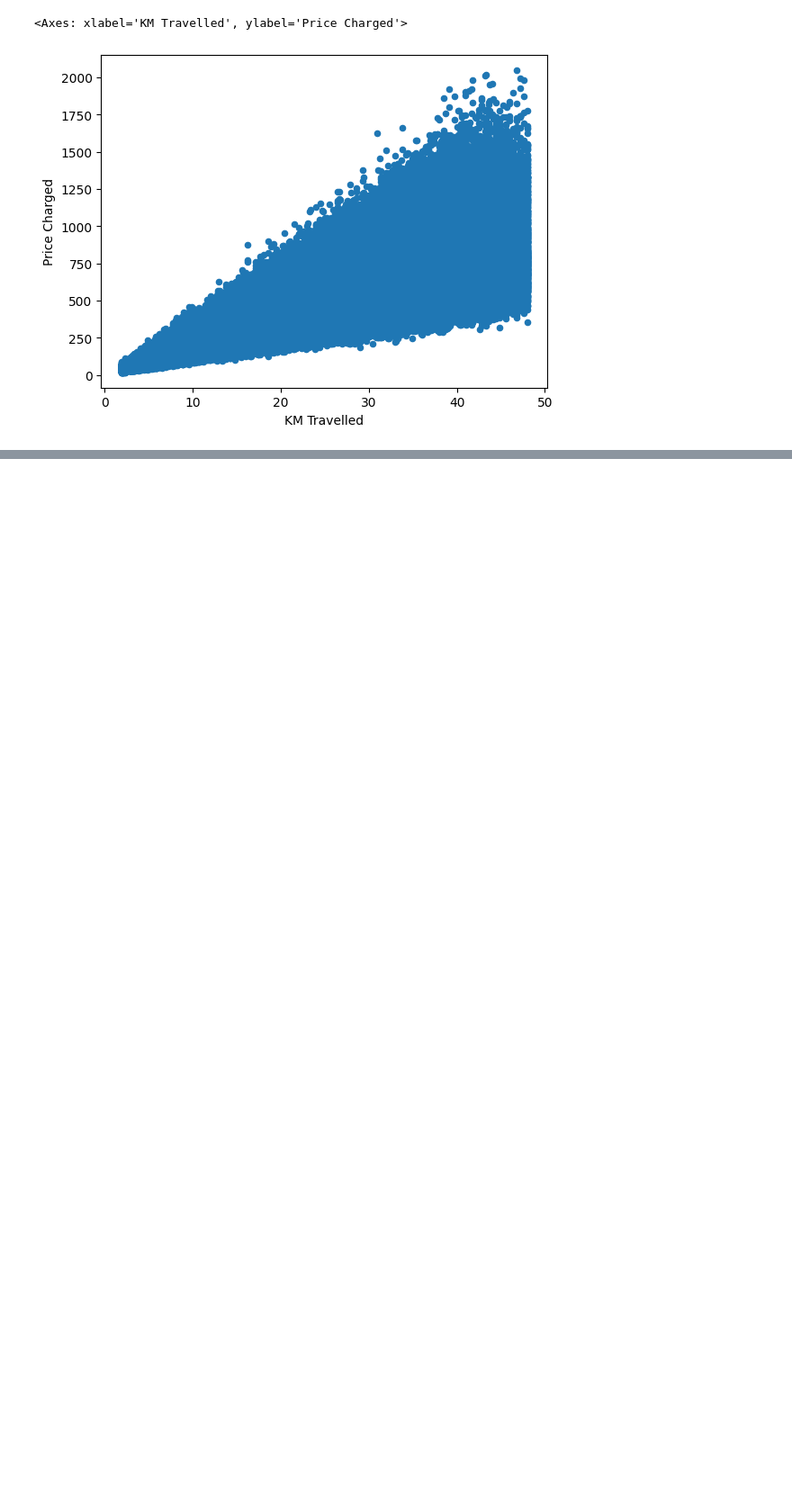
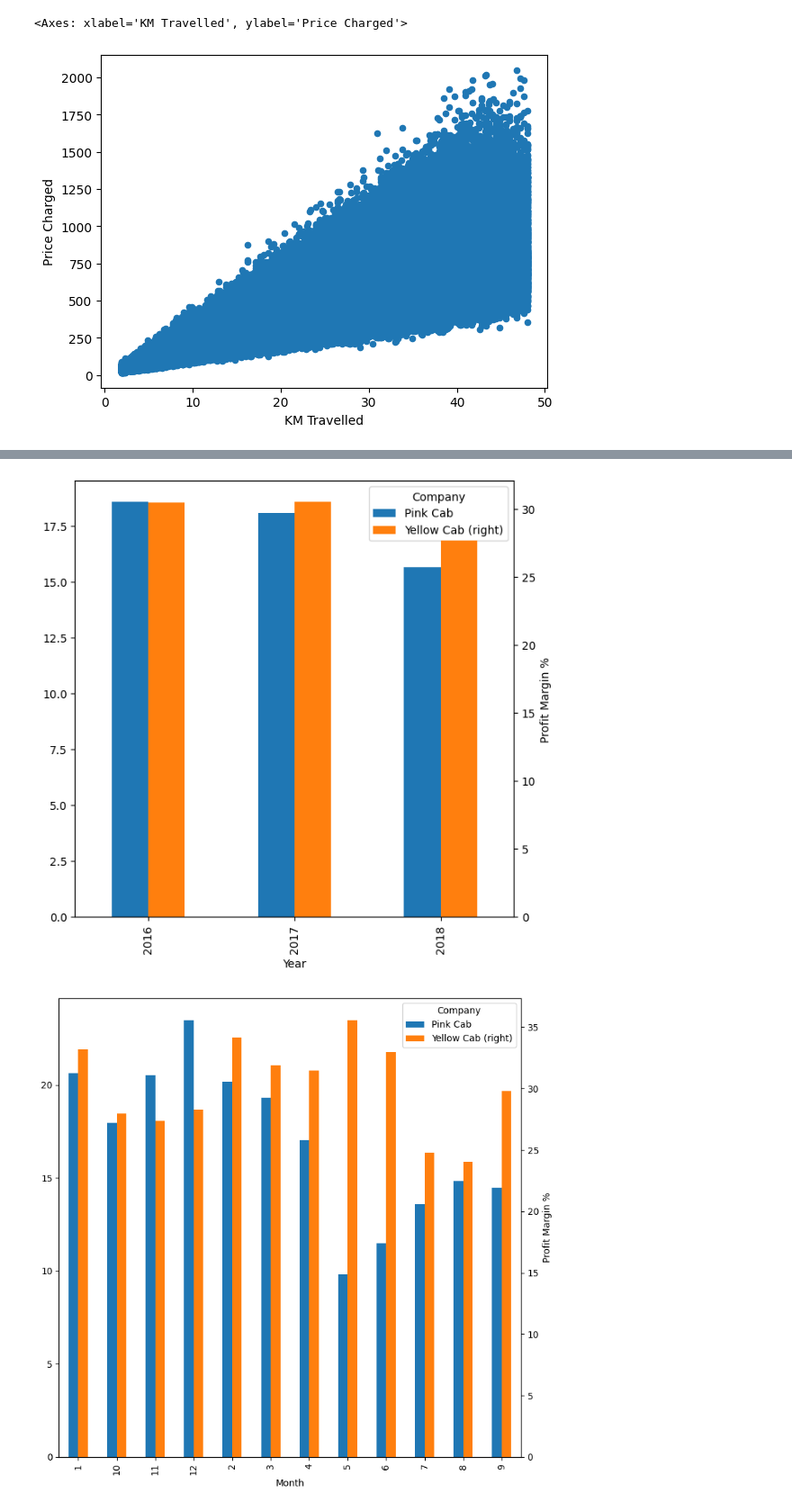
Before and after one commit to AryaSriva/DataSets, a Jupyter notebook: EDA.ipynb, the cells around one changed output, grey strips where cells are left out. Shown: that part at 90% size. Cells and saved outputs as stored; diff of their text form; code cells hidden in the pictures; blank space fills up the shorter version.

```diff
--- a/EDA.ipynb
+++ b/EDA.ipynb
@@ -80,3 +60,10 @@ profitMonth = cabData.groupby(['Month', 'Company'])['Price Charged'].sum().unsta
+# %%
+#what is the average yearly and monthly profit margin
+profitMarginYear = cabData.groupby(['Year', 'Company'])['Profit Margin'].mean().unstack().plot(kind="bar", ylabel="Profit Margin %", secondary_y='Yellow Cab', figsize=(7,7))
+profitMarginMonth = cabData.groupby(['Month', 'Company'])['Profit Margin'].mean().unstack().plot(kind="bar", ylabel="Profit Margin %", secondary_y='Yellow Cab', figsize=(9,9))
+# %% [output]
+[figure, added]
+[figure, added]
 # %%
 #which years and which months saw the most travel for each company?
 travelYear = cabData.groupby(['Year', 'Company'])['KM Travelled'].sum().unstack().plot(kind="bar",ylabel="Total KM Travelled", secondary_y='Yellow Cab', figsize=(7,7))
```
Also changed, not shown: parts of 6 cells of this notebook, 1 other file.
